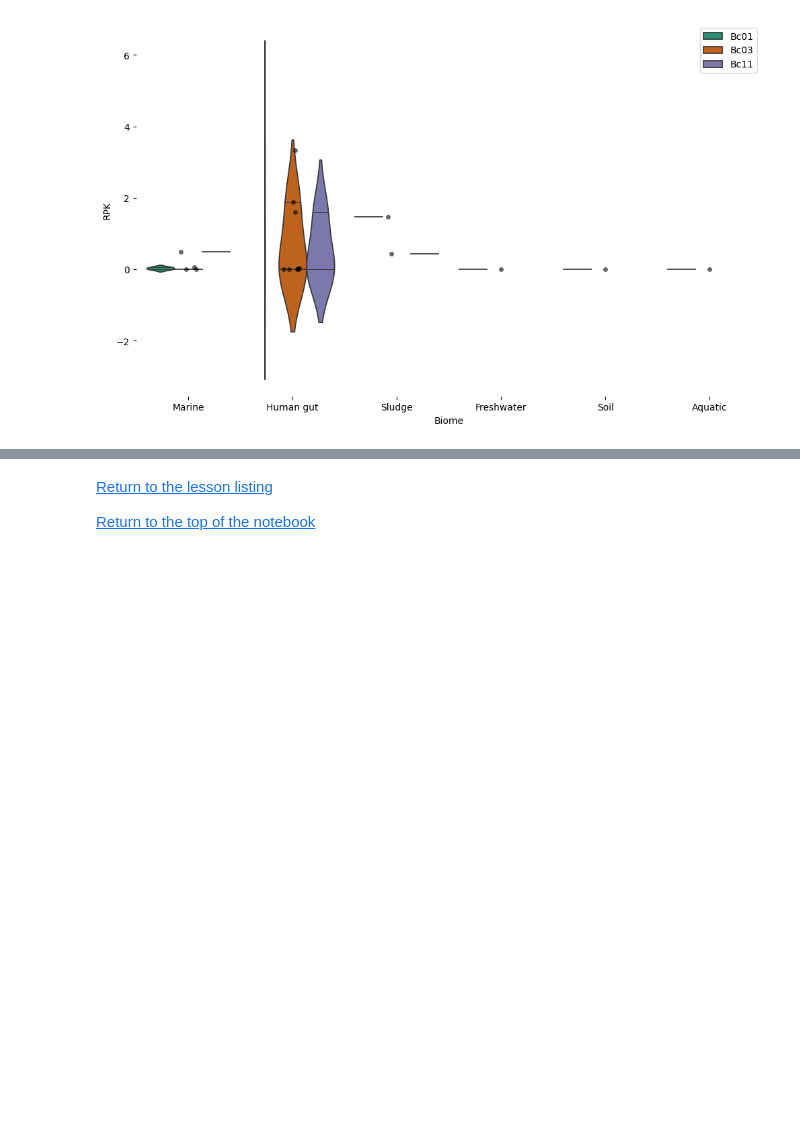
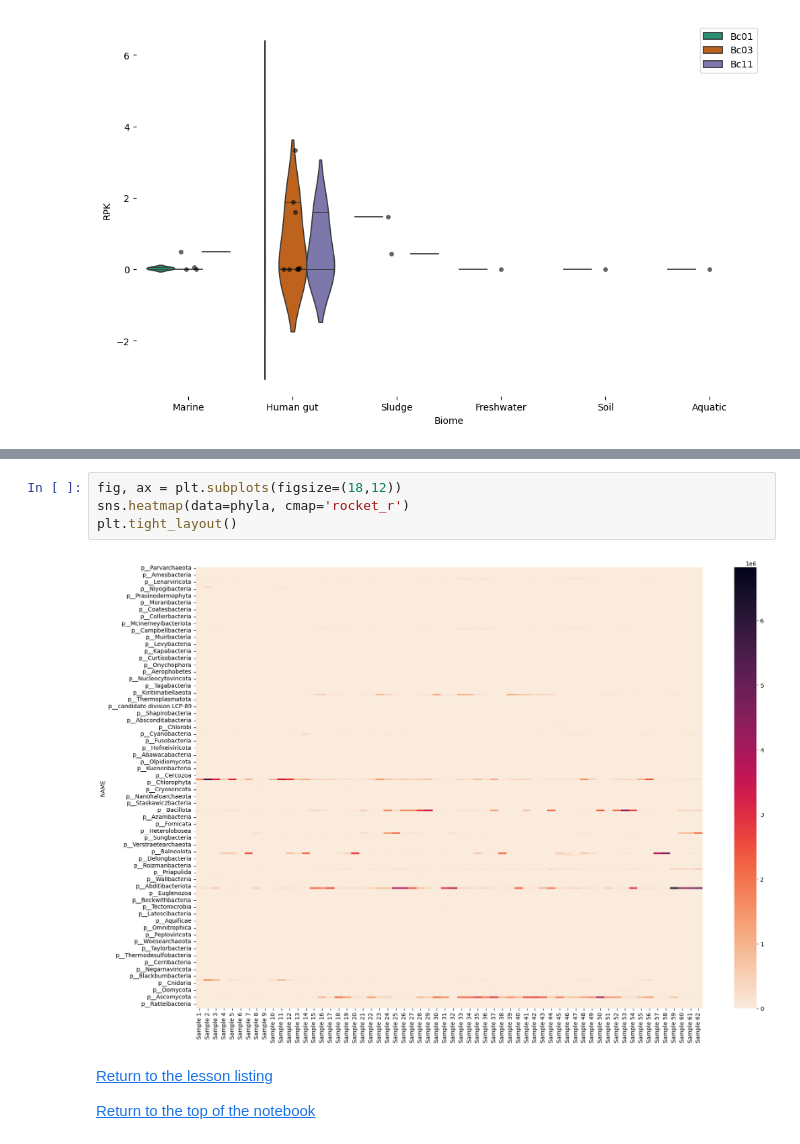
Before and after one commit to linsalrob/ComputationalGenomicsManual, a Jupyter notebook: Python/Python_Lesson_12.ipynb, the cells around one changed output, grey strips where cells are left out. Cells and saved outputs as stored; diff of their text form; blank space fills up the shorter version.

```diff
--- a/Python/Python_Lesson_12.ipynb
+++ b/Python/Python_Lesson_12.ipynb
@@ -217,3 +273,9 @@ sns.despine(top=True, right=True, bottom=True, left=True)
+# %%
+fig, ax = plt.subplots(figsize=(18,12))
+sns.heatmap(data=phyla, cmap='rocket_r')
+plt.tight_layout()
+# %% [output]
+[figure, added]
 # %% [markdown]
 [Return to the lesson listing](#lessons)
 
```
Also changed, not shown: parts of 14 cells of this notebook, 3 other files.
